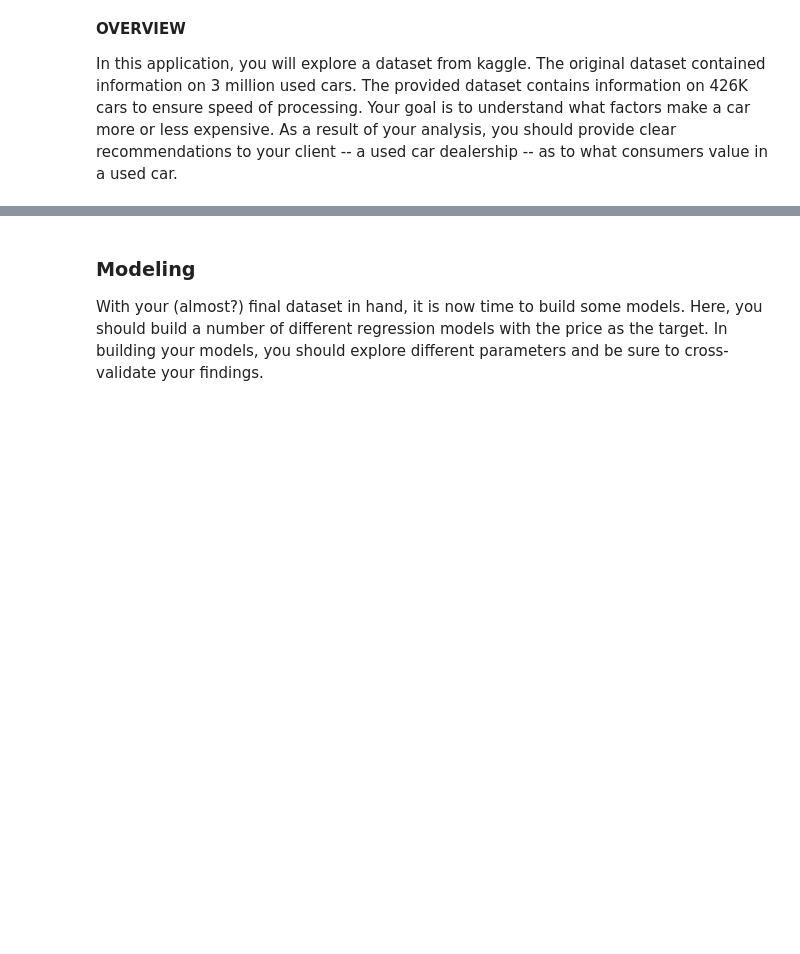
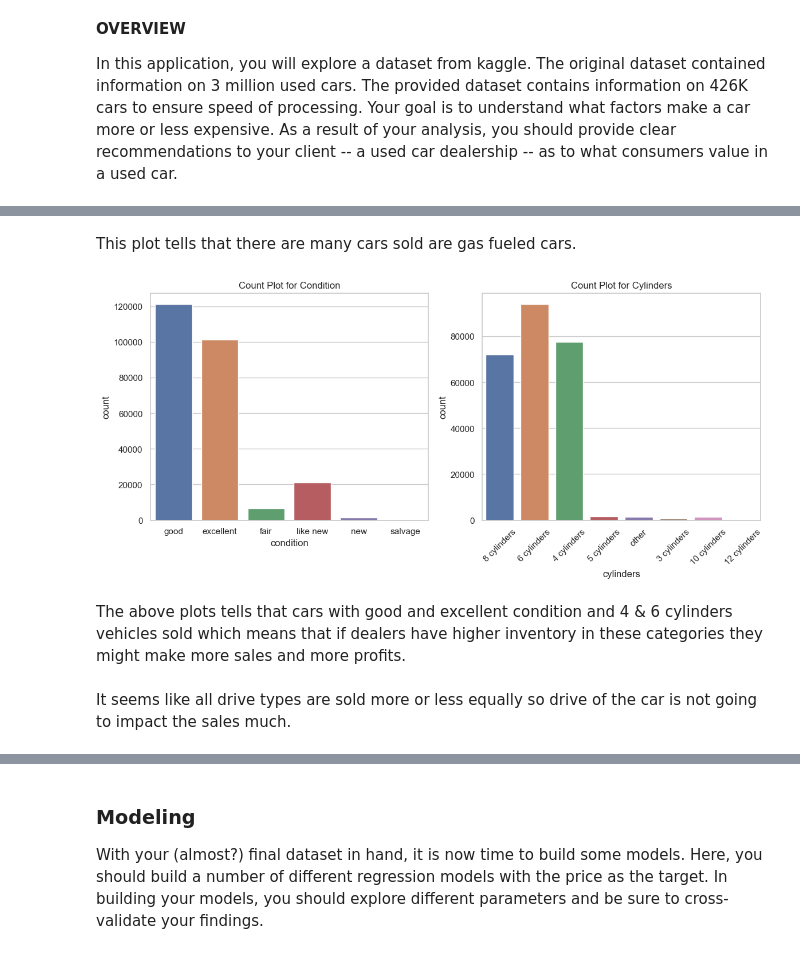
Before and after one commit to trguduru/car_price_prediction, a Jupyter notebook: prompt_II.ipynb, the cells around one changed output, grey strips where cells are left out. Cells and saved outputs as stored; diff of their text form; code cells hidden in the pictures; blank space fills up the shorter version.

```diff
--- a/prompt_II.ipynb
+++ b/prompt_II.ipynb
@@ -116,0 +146,16 @@ car_df.head()
+# %% [markdown]
+This plot tells that there are many cars sold are gas fueled cars.
+# %%
+sns.set(style="whitegrid")
+fig, axes = plt.subplots(1, 2, figsize=(12, 5))
+sns.countplot(x='condition', data=cars, ax=axes[0])
+axes[0].set_title('Count Plot for Condition')
+sns.countplot(x='cylinders', data=cars, ax=axes[1])
+axes[1].set_title('Count Plot for Cylinders')
+plt.tight_layout()
+plt.xticks(rotation=45)
+plt.show()
+# %% [output]
+[figure, added]
+# %% [markdown]
+The above plots tells that cars with good and excellent condition and 4 & 6 cylinders vehicles sold which means that if dealers have higher inventory in these categories they might make more sales and more profits.
@@ -116,0 +171,2 @@ car_df.head()
+# %% [markdown]
+It seems like all drive types are sold more or less equally so drive of the car is not going to impact the sales much.
```
Also changed, not shown: parts of 109 cells of this notebook.
